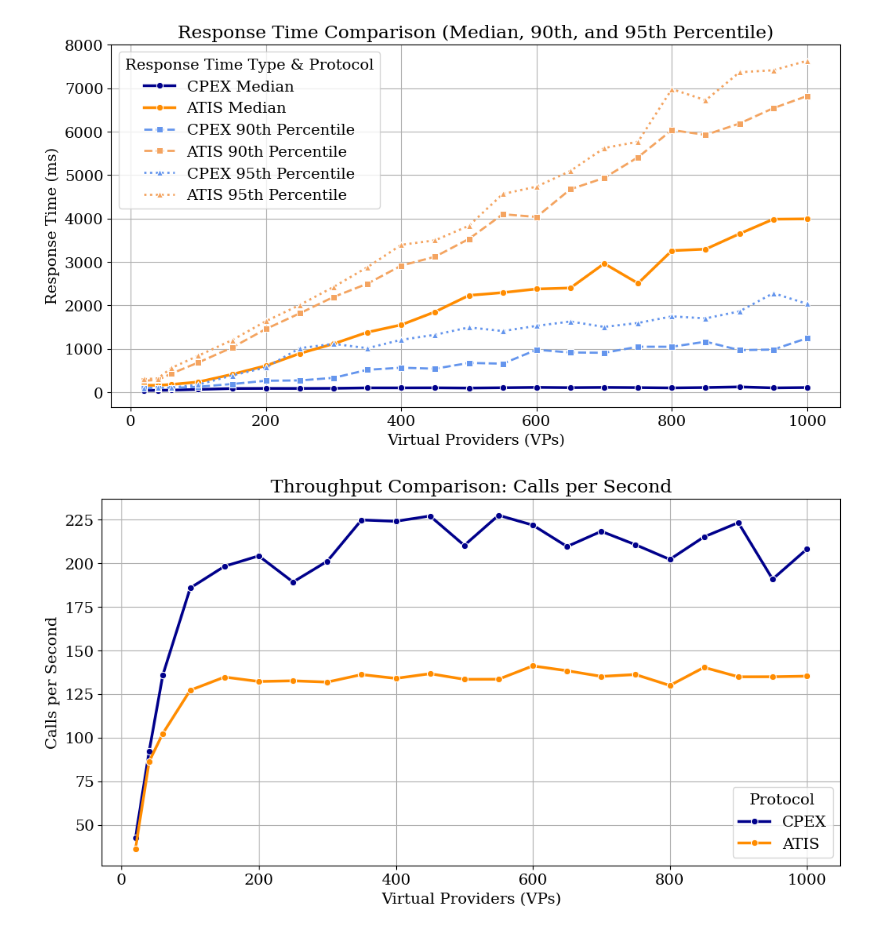
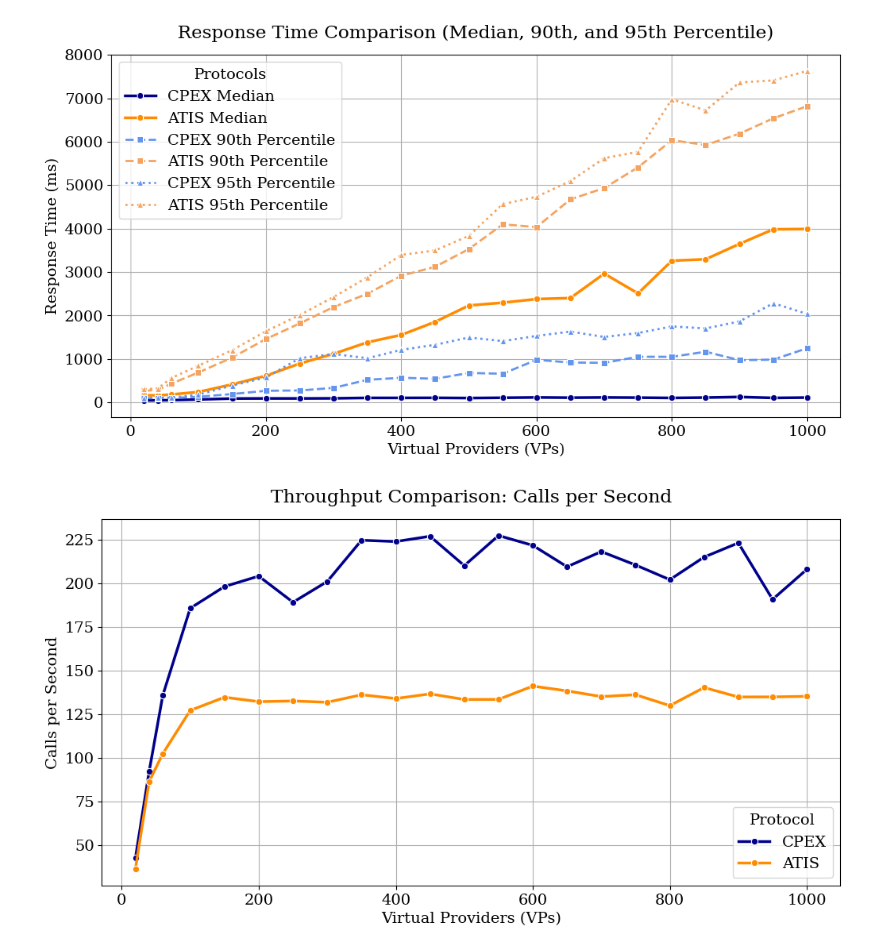
Before and after one commit to lokingdav/jodi, a Jupyter notebook: cpex/prototype/experiments/results/scripts/exp3.ipynb, the cells around one changed output. Drawn from its saved outputs; the diff is of its cells as text; code cells hidden in the pictures.

Commit message:
Generated response times and throughput charts

```diff
--- a/cpex/prototype/experiments/results/scripts/exp3.ipynb
+++ b/cpex/prototype/experiments/results/scripts/exp3.ipynb
@@ -15,6 +15,7 @@ color_percentiles = {"cpex": "cornflowerblue", "atis": "sandybrown"}  # Softer b
 
 # ------------------------------ Response Time Chart ------------------------------
 plt.figure(figsize=(12, 6))
+ax = plt.gca()  # Get current axis
 
 # Plot Medians (Bold, Solid Lines)
 sns.lineplot(data=df[df["Protocol"] == "cpex"], x="VUs", y="Median", color=color_medians["cpex"], marker="o", linestyle="solid", linewidth=2.5, label="CPEX Median")
@@ -28,35 +29,36 @@ sns.lineplot(data=df[df["Protocol"] == "atis"], x="VUs", y="P(90)", color=color_
 sns.lineplot(data=df[df["Protocol"] == "cpex"], x="VUs", y="P(95)", color=color_percentiles["cpex"], marker="^", linestyle="dotted", linewidth=2, label="CPEX 95th Percentile")
 sns.lineplot(data=df[df["Protocol"] == "atis"], x="VUs", y="P(95)", color=color_percentiles["atis"], marker="^", linestyle="dotted", linewidth=2, label="ATIS 95th Percentile")
 
-plt.title("Response Time Comparison (Median, 90th, and 95th Percentile)")
+plt.title("Response Time Comparison (Median, 90th, and 95th Percentile)", pad=15)  # Added space
 plt.xlabel("Virtual Providers (VPs)")
 plt.ylabel("Response Time (ms)")
-plt.legend(title="Response Time Type & Protocol")
+plt.legend(title="Protocols")
 plt.grid(True)
 
 # Save to PDF (Preserve UI exactly, no extra borders)
 plt.savefig("../response_time_comparison.pdf", bbox_inches='tight', dpi=300, transparent=True)
 plt.show()
 
 # ------------------------------ Calls per Second Chart ------------------------------
 plt.figure(figsize=(12, 6))
+ax = plt.gca()  # Get current axis
 
 # Define colors for CPEX and ATIS
 color_calls = {"cpex": "darkblue", "atis": "darkorange"}
 
 # Plot Calls per Second
 sns.lineplot(data=df[df["Protocol"] == "cpex"], x="VUs", y="Calls/s", color=color_calls["cpex"], marker="o", linestyle="solid", linewidth=2.5, label="CPEX")
 sns.lineplot(data=df[df["Protocol"] == "atis"], x="VUs", y="Calls/s", color=color_calls["atis"], marker="o", linestyle="solid", linewidth=2.5, label="ATIS")
 
-plt.title("Throughput Comparison: Calls per Second")
+plt.title("Throughput Comparison: Calls per Second", pad=15)  # Added space
 plt.xlabel("Virtual Providers (VPs)")
 plt.ylabel("Calls per Second")
 plt.legend(title="Protocol")
 plt.grid(True)
 
 # Save to PDF (Preserve UI exactly, no extra borders)
 plt.savefig("../calls_per_second_comparison.pdf", bbox_inches='tight', dpi=300, transparent=True)
 plt.show()
 # %% [output]
-[figure, old version]
+[figure, new version]
-[figure, old version]
+[figure, new version]
```
Also changed, not shown: 2 other files.
